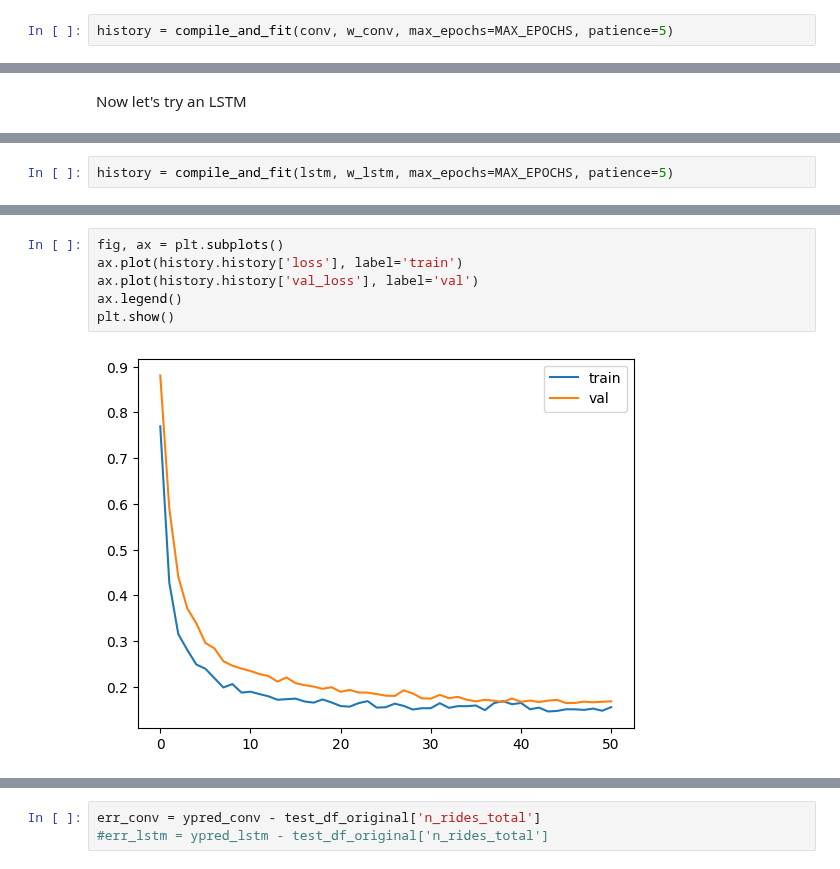
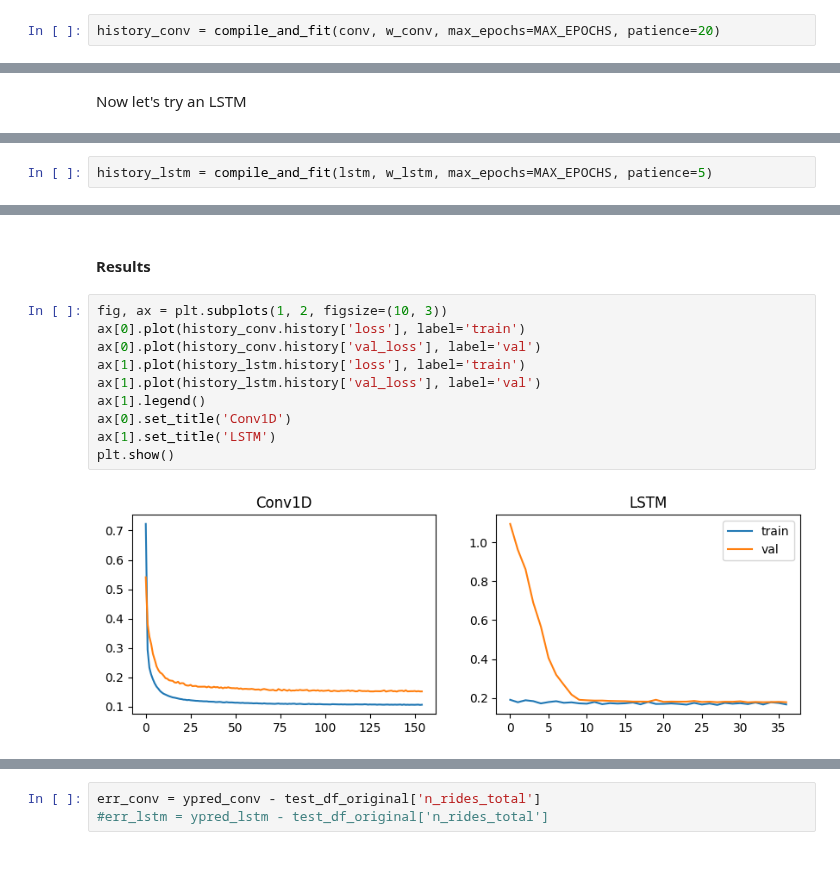
Before and after one commit to robetatis/study_notes_ml, a Jupyter notebook: demand.ipynb, the cells around one changed output, grey strips where cells are left out. Saved outputs shown, nothing was run; the diff lists cells and outputs as text.

Commit message:
add lstm

```diff
--- a/demand.ipynb
+++ b/demand.ipynb
@@ -175,4 +175,4 @@ Estimating 235 parameters on 2,419 datapoints
 # %%
-history = compile_and_fit(conv, w_conv, max_epochs=MAX_EPOCHS, patience=5)
+history_conv = compile_and_fit(conv, w_conv, max_epochs=MAX_EPOCHS, patience=20)
 # %% [output]
 Epoch 1/200
@@ -229,4 +230,4 @@ Estimating 491 parameters on 2,419 datapoints
 # %%
-history = compile_and_fit(lstm, w_lstm, max_epochs=MAX_EPOCHS, patience=5)
+history_lstm = compile_and_fit(lstm, w_lstm, max_epochs=MAX_EPOCHS, patience=5)
 # %% [output]
 Epoch 1/200
@@ -253,11 +254,17 @@ ypred_lstm = make_ypred(lstm, w_lstm, datasets['train_mean']['n_events_total'],
+# %% [markdown]
+#### **Results**
 # %%
-fig, ax = plt.subplots()
-ax.plot(history.history['loss'], label='train')
-ax.plot(history.history['val_loss'], label='val')
-ax.legend()
+fig, ax = plt.subplots(1, 2, figsize=(10, 3))
+ax[0].plot(history_conv.history['loss'], label='train')
+ax[0].plot(history_conv.history['val_loss'], label='val')
+ax[1].plot(history_lstm.history['loss'], label='train')
+ax[1].plot(history_lstm.history['val_loss'], label='val')
+ax[1].legend()
+ax[0].set_title('Conv1D')
+ax[1].set_title('LSTM')
 plt.show()
 # %% [output]
-[figure, old version]
+[figure, new version]
 # %%
 fig, ax = plt.subplots(figsize=(15, 3))
 ax.plot(datasets['test_timestamps'], datasets['test_df_original']['n_events_total'], linewidth=1, color='black', label='y_test')
```
Also changed, not shown: parts of 7 cells of this notebook.
